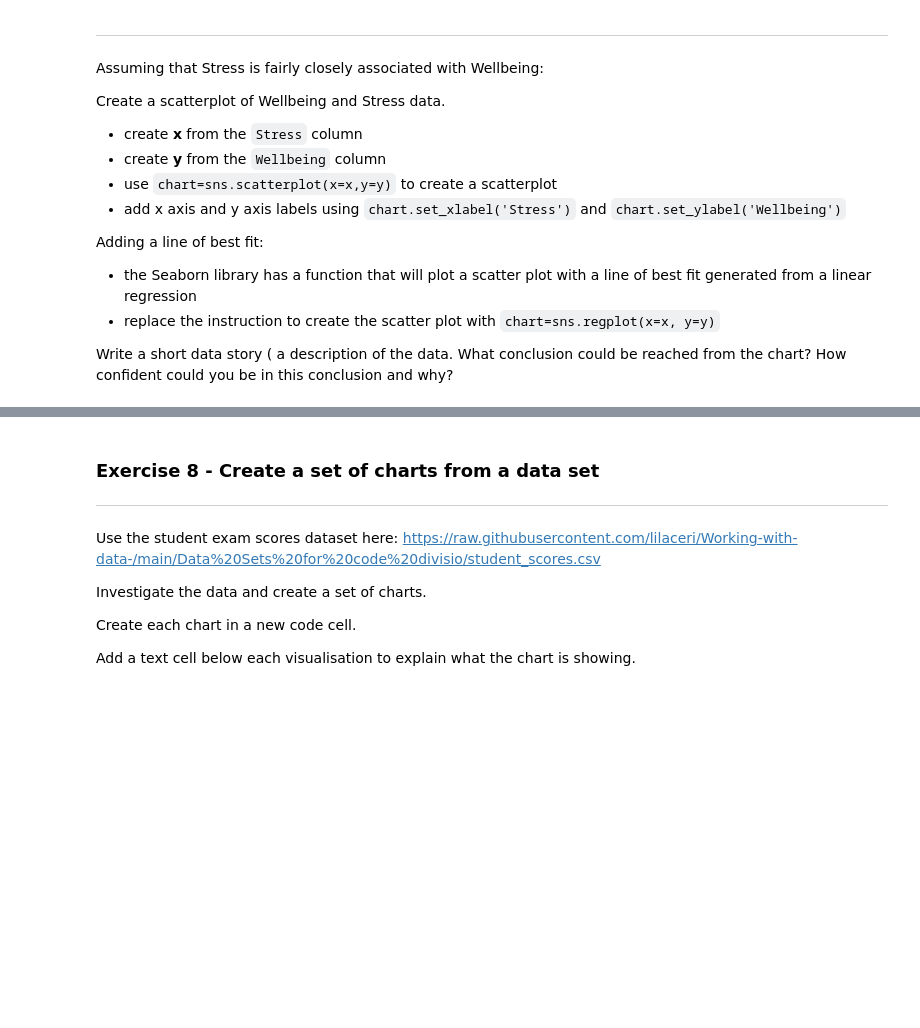
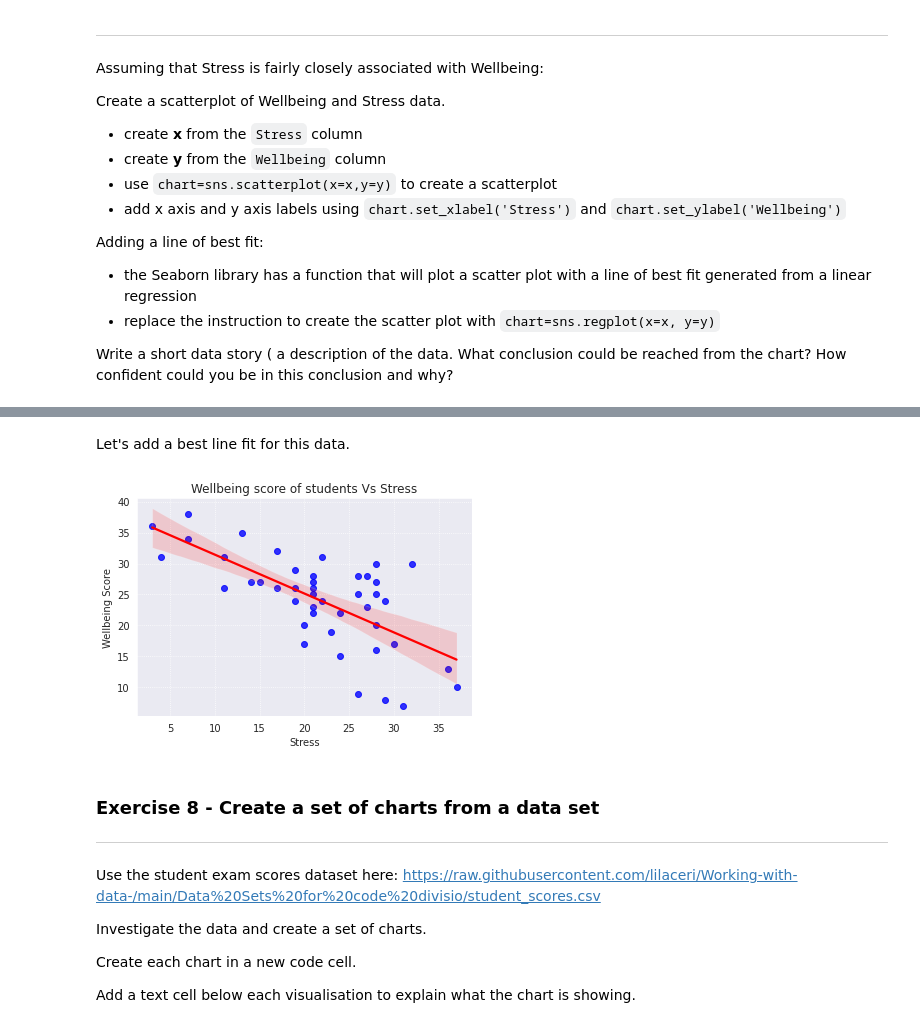
Before and after one commit to JaySanthanam/Programming-for-data, a Jupyter notebook: Worksheets/7_2_Visualisation_with_Seaborn.ipynb, the cells around one changed output, grey strips where cells are left out. Saved outputs shown, nothing was run; the diff lists cells and outputs as text; code cells hidden in the pictures; blank space fills up the shorter version.

```diff
--- a/Worksheets/7_2_Visualisation_with_Seaborn.ipynb
+++ b/Worksheets/7_2_Visualisation_with_Seaborn.ipynb
@@ -278,3 +288,13 @@ Write a short data story ( a description of the data.  What conclusion could be
+# %% [markdown]
+Let's add a best line fit for this data.
+# %%
+chart=sns.regplot(x=x, y=y, data = y, color = 'blue', line_kws={'color': 'red'})
+chart.set_xlabel("Stress")
+chart.set_ylabel("Wellbeing Score")
+chart.set_title("Wellbeing score of students Vs Stress")
+sns.set_style("darkgrid", {"grid.color": "1", "grid.linestyle": ":"})
+# %% [output]
+[figure, added]
 # %% [markdown]
 ### Exercise 8 - Create a set of charts from a data set
 ---
```
Also changed, not shown: parts of 1 cell of this notebook.
